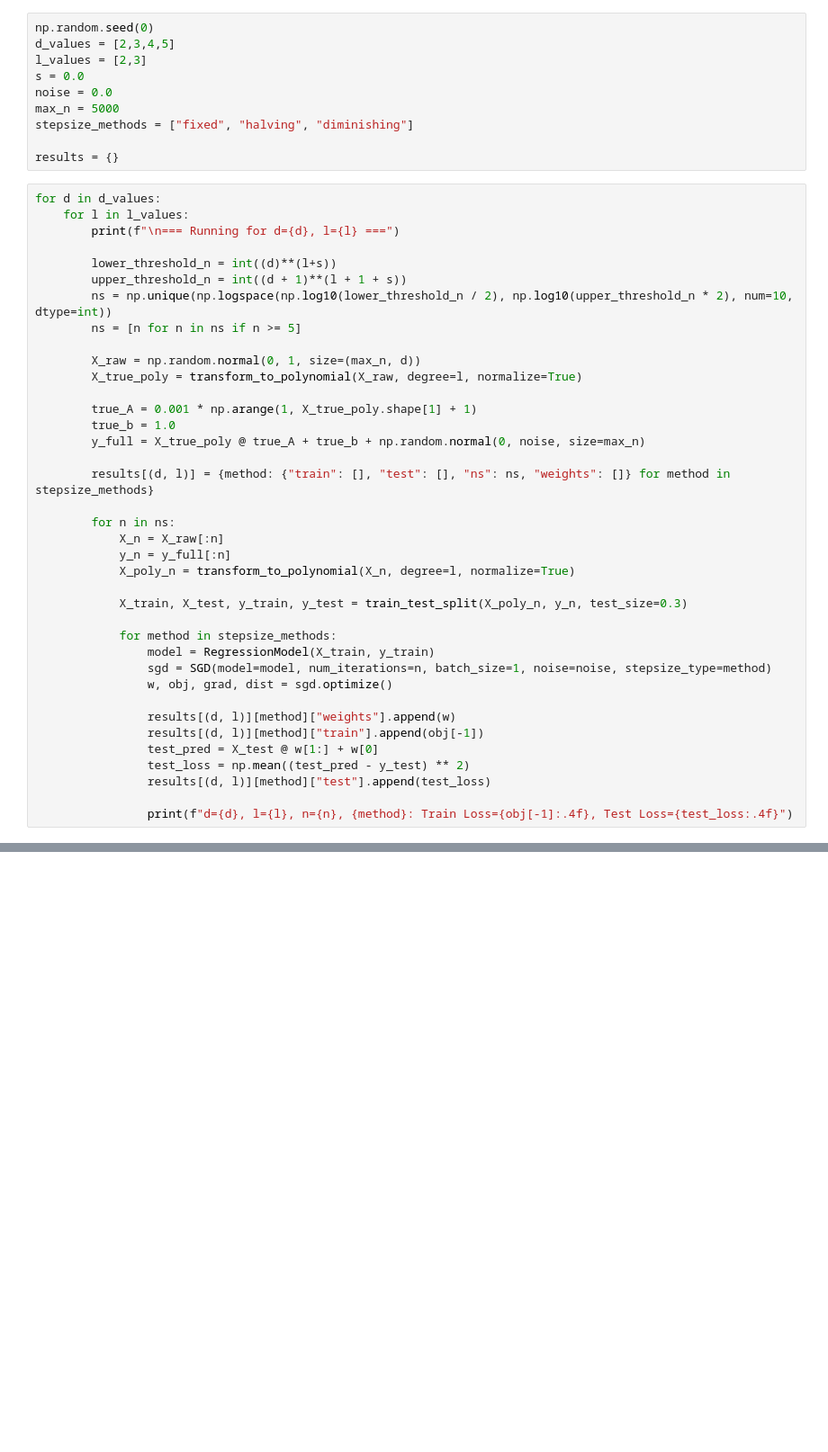
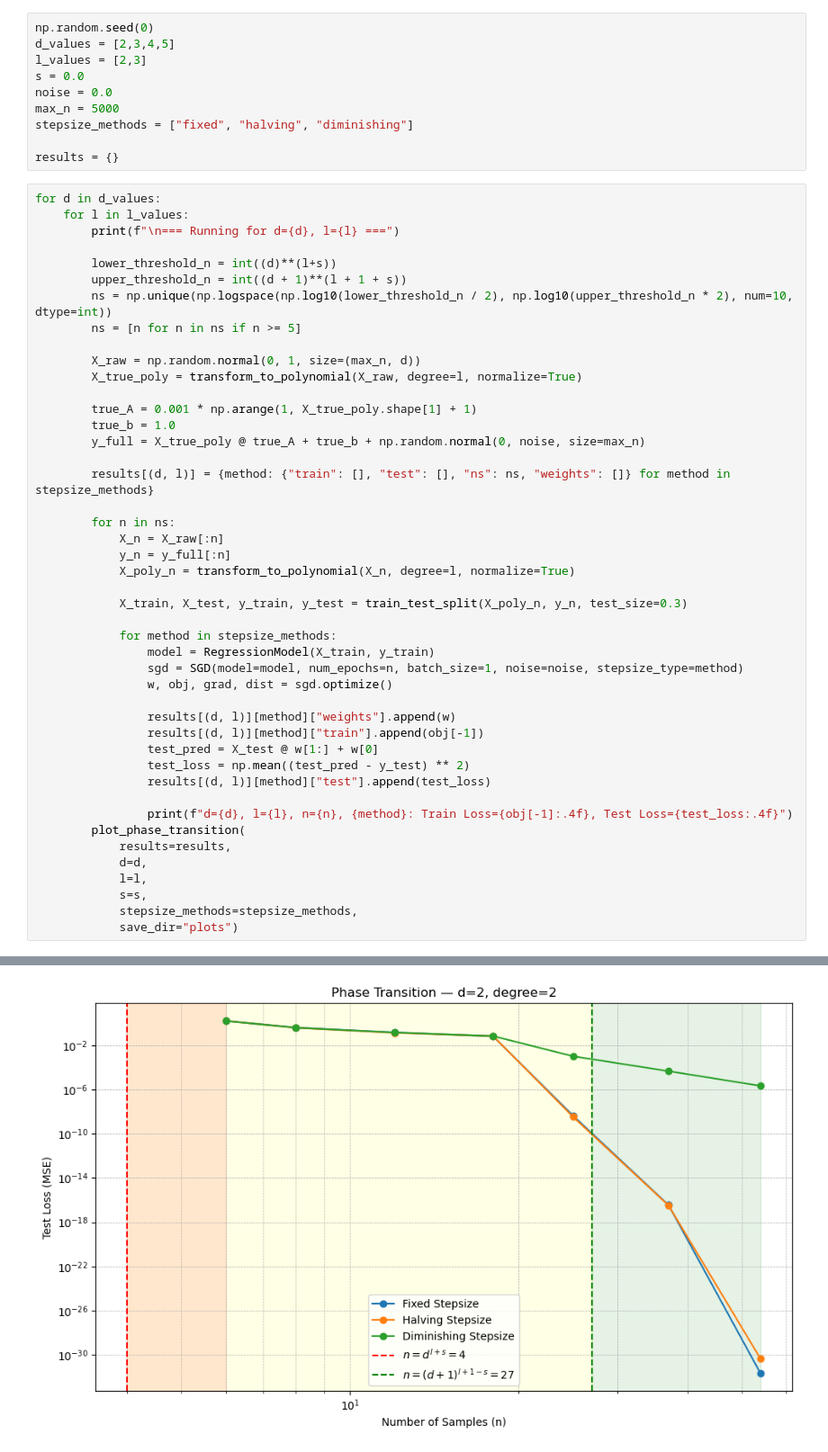
Before and after one commit to ericab322/SGD-Regression, a Jupyter notebook: experiments/phasetransitions.ipynb, the cells around one changed output, grey strips where cells are left out. Shown at 90% size. Saved outputs shown, nothing was run; the diff lists cells and outputs as text; blank space fills up the shorter version.

```diff
--- a/experiments/phasetransitions.ipynb
+++ b/experiments/phasetransitions.ipynb
@@ -46,7 +46,7 @@ for d in d_values:
 
             for method in stepsize_methods:
                 model = RegressionModel(X_train, y_train)
-                sgd = SGD(model=model, num_iterations=n, batch_size=1, noise=noise, stepsize_type=method)
+                sgd = SGD(model=model, num_epochs=n, batch_size=1, noise=noise, stepsize_type=method)
                 w, obj, grad, dist = sgd.optimize()
 
                 results[(d, l)][method]["weights"].append(w)
@@ -56,5 +56,12 @@ for d in d_values:
                 results[(d, l)][method]["test"].append(test_loss)
 
                 print(f"d={d}, l={l}, n={n}, {method}: Train Loss={obj[-1]:.4f}, Test Loss={test_loss:.4f}")
+        plot_phase_transition(
+            results=results,
+            d=d,
+            l=l,
+            s=s,
+            stepsize_methods=stepsize_methods,
+            save_dir="plots")
 # %% [output]
 === Running for d=2, l=2 ===
@@ -76,0 +84 @@ d=5, l=3, n=2592, diminishing: Train Loss=0.0013, Test Loss=0.0027
+[figure, added]
```
Also changed, not shown: parts of 6 cells of this notebook, 33 other files.
